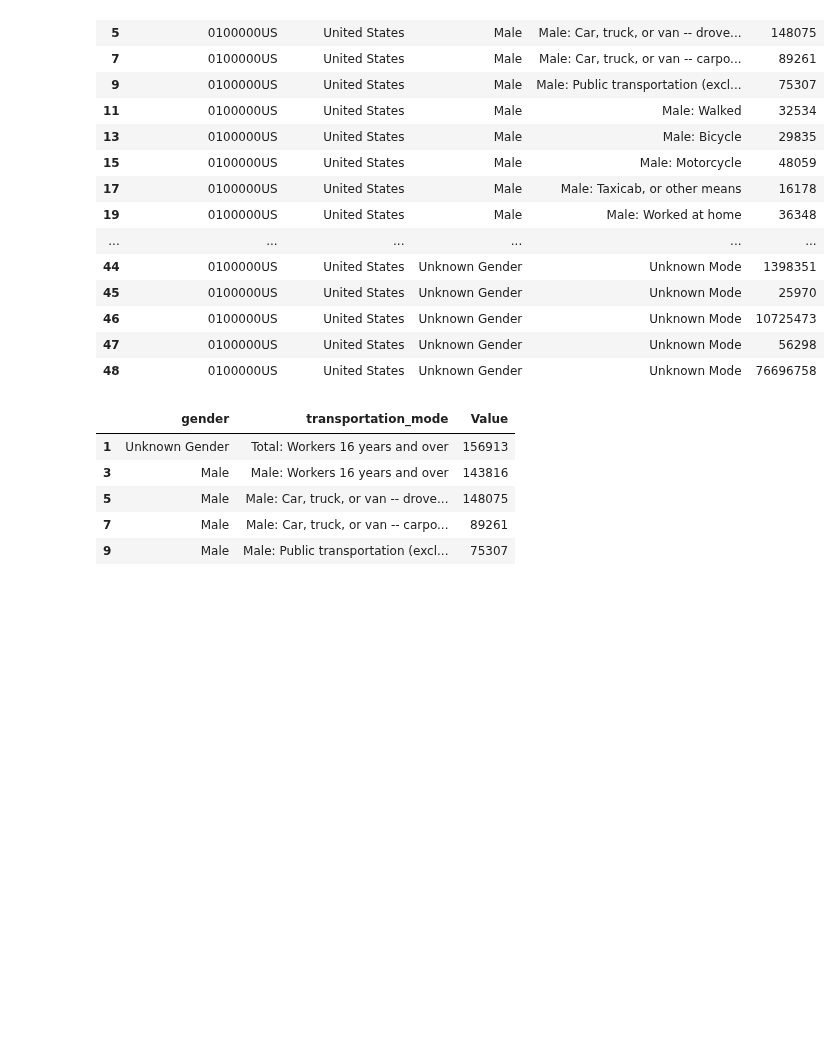
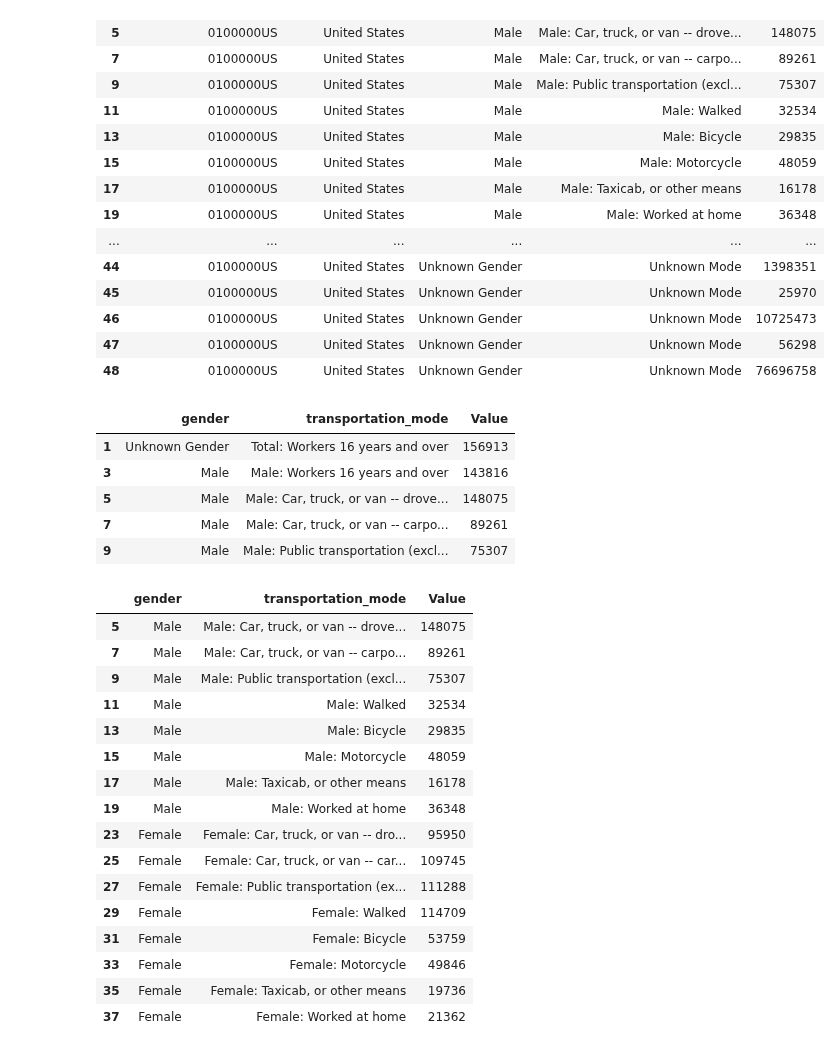
Before and after one commit to angelikabrown/CensusDataEDA, a Jupyter notebook: census_data_cleaning.ipynb, the cells around one changed output. Cells and saved outputs as stored; diff of their text form; code cells hidden in the pictures; blank space fills up the shorter version.

```diff
--- a/census_data_cleaning.ipynb
+++ b/census_data_cleaning.ipynb
@@ -938,3 +938,28 @@ df_long_mode_by_gender = df_long_mode_by_gender.drop(index=range(38, 49))
 df_long_mode_by_gender = df_long_mode_by_gender[~df_long_mode_by_gender['transportation_mode'].str.contains('Total', na=False)]
 #remove rows that contain 'Workers 16 years and over' in 'transportation_mode'
 df_long_mode_by_gender = df_long_mode_by_gender[~df_long_mode_by_gender['transportation_mode'].str.contains('Workers 16 years and over', na=False)]
+# %%
+#remove rows that contain 'Unknown'
+df_long_mode_by_gender = df_long_mode_by_gender[~df_long_mode_by_gender['transportation_mode'].str.contains('Unknown', na=False)]
+#remove rows that contain 'Unknown'
+df_long_mode_by_gender = df_long_mode_by_gender[~df_long_mode_by_gender['gender'].str.contains('Unknown', na=False)]
+# %%
+df_long_mode_by_gender.head(30)
+# %% [output]
+|  | gender | transportation_mode | Value |
+| 5 | Male | Male: Car, truck, or van -- drove... | 148075 |
+| 7 | Male | Male: Car, truck, or van -- carpo... | 89261 |
+| 9 | Male | Male: Public transportation (excl... | 75307 |
+| 11 | Male | Male: Walked | 32534 |
+| 13 | Male | Male: Bicycle | 29835 |
+| 15 | Male | Male: Motorcycle | 48059 |
+| 17 | Male | Male: Taxicab, or other means | 16178 |
+| 19 | Male | Male: Worked at home | 36348 |
+| 23 | Female | Female: Car, truck, or van -- dro... | 95950 |
+| 25 | Female | Female: Car, truck, or van -- car... | 109745 |
+| 27 | Female | Female: Public transportation (ex... | 111288 |
+| 29 | Female | Female: Walked | 114709 |
+| 31 | Female | Female: Bicycle | 53759 |
+| 33 | Female | Female: Motorcycle | 49846 |
+| 35 | Female | Female: Taxicab, or other means | 19736 |
+| 37 | Female | Female: Worked at home | 21362 |
```
